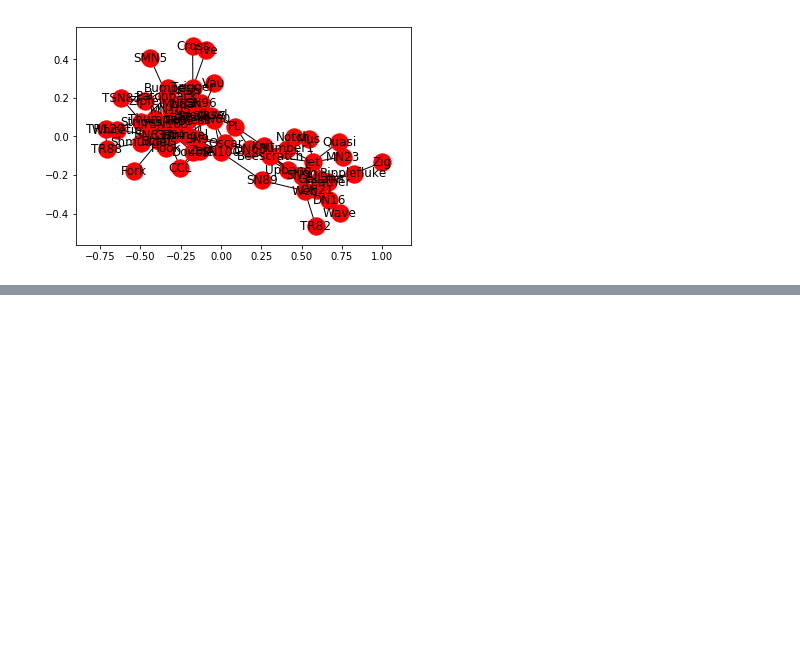
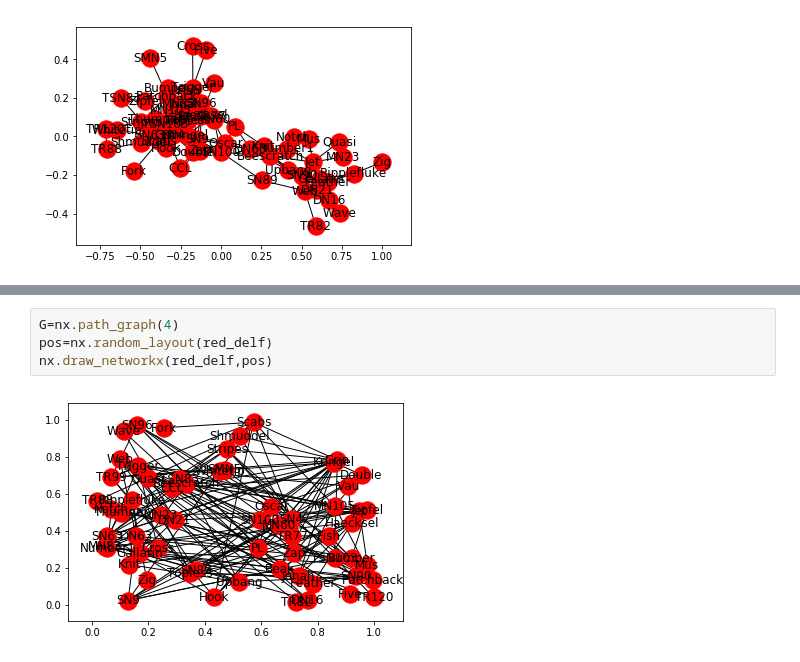
Before and after one commit to MarianoNicolini17/TP1, a Jupyter notebook: ej_1.ipynb, the cells around one changed output, grey strips where cells are left out. Drawn from its saved outputs; the diff is of its cells as text; blank space fills up the shorter version.

```diff
--- a/ej_1.ipynb
+++ b/ej_1.ipynb
@@ -121,0 +122,6 @@ nx.draw_circular(red_delf)
+# %%
+G=nx.path_graph(4)
+pos=nx.random_layout(red_delf)
+nx.draw_networkx(red_delf,pos)
+# %% [output]
+[figure, added]
```
Also changed, not shown: parts of 3 cells of this notebook.
